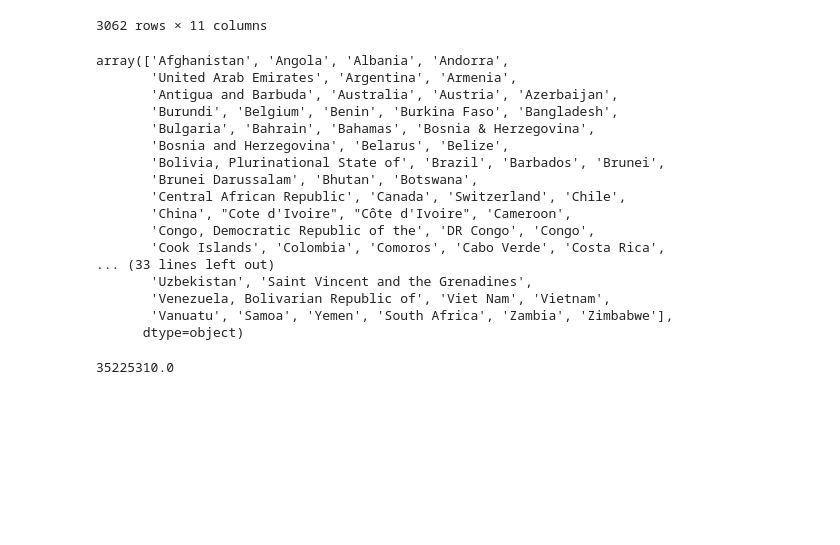
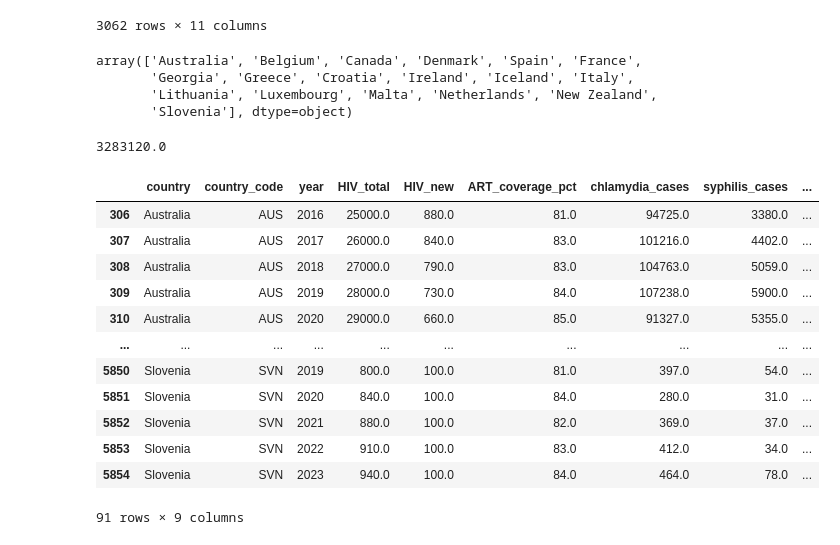
Before and after one commit to TebasMartinez/DA-HIV-PrEP, a Jupyter notebook: Data Retrieval & Cleaning.ipynb, the cells around one changed output. Cells and saved outputs as stored; diff of their text form; code cells hidden in the pictures; blank space fills up the shorter version.

```diff
--- a/Data Retrieval & Cleaning.ipynb
+++ b/Data Retrieval & Cleaning.ipynb
@@ -408,7 +408,7 @@ def get_country_code(country_name):
     except KeyError:
         return None
 # %%
-prep = pd.read_csv("2024_Q4-Global-PrEP-Tracker.csv", na_values=["-", " - ", "  -   "])
+prep = pd.read_csv("data/2024_Q4-Global-PrEP-Tracker.csv", na_values=["-", " - ", "  -   "])
 # %%
 prep.columns
 # %% [output]
@@ -663,27 +663,39 @@ final_table
 | 6940 | Zimbabwe | ZWE | 2023 | 1300000.0 | 15000.0 | 0.95 | 94.0 | 1605740.0 | ... |
 | 6941 | Zimbabwe | ZWE | 2024 | 1300000.0 | 15000.0 | 0.91 | 95.0 | 1905127.0 | ... |
 3062 rows × 11 columns
-# %%
-final_table['country'].unique()
-# %% [output]
-array(['Afghanistan', 'Angola', 'Albania', 'Andorra',
-       'United Arab Emirates', 'Argentina', 'Armenia',
-       'Antigua and Barbuda', 'Australia', 'Austria', 'Azerbaijan',
-       'Burundi', 'Belgium', 'Benin', 'Burkina Faso', 'Bangladesh',
-       'Bulgaria', 'Bahrain', 'Bahamas', 'Bosnia & Herzegovina',
-       'Bosnia and Herzegovina', 'Belarus', 'Belize',
-       'Bolivia, Plurinational State of', 'Brazil', 'Barbados', 'Brunei',
-       'Brunei Darussalam', 'Bhutan', 'Botswana',
-       'Central African Republic', 'Canada', 'Switzerland', 'Chile',
-       'China', "Cote d'Ivoire", "Côte d'Ivoire", 'Cameroon',
-       'Congo, Democratic Republic of the', 'DR Congo', 'Congo',
-       'Cook Islands', 'Colombia', 'Comoros', 'Cabo Verde', 'Costa Rica',
-... (33 lines left out)
-       'Uzbekistan', 'Saint Vincent and the Grenadines',
-       'Venezuela, Bolivarian Republic of', 'Viet Nam', 'Vietnam',
-       'Vanuatu', 'Samoa', 'Yemen', 'South Africa', 'Zambia', 'Zimbabwe'],
-      dtype=object)
+# %%
+final_table = final_table.dropna(subset=['HIV_total',
+                                         'HIV_new',
+                                         'prep_users_cumulative',
+                                         'chlamydia_cases',
+                                         'syphilis_cases',
+                                         'ART_coverage_pct'])
+
+final_table = final_table.drop(columns=["HIV_new_per1000", "HIV_tests"])
 # %%
-final_table[final_table['year']==2024]['HIV_total'].sum()
+final_table['country'].unique()
 # %% [output]
-35225310.0
+array(['Australia', 'Belgium', 'Canada', 'Denmark', 'Spain', 'France',
+       'Georgia', 'Greece', 'Croatia', 'Ireland', 'Iceland', 'Italy',
+       'Lithuania', 'Luxembourg', 'Malta', 'Netherlands', 'New Zealand',
+       'Slovenia'], dtype=object)
+# %%
+final_table['HIV_total'].sum()
+# %% [output]
+3283120.0
+# %%
+final_table
+# %% [output]
+|  | country | country_code | year | HIV_total | HIV_new | ART_coverage_pct | chlamydia_cases | syphilis_cases | ... |
+| 306 | Australia | AUS | 2016 | 25000.0 | 880.0 | 81.0 | 94725.0 | 3380.0 | ... |
+| 307 | Australia | AUS | 2017 | 26000.0 | 840.0 | 83.0 | 101216.0 | 4402.0 | ... |
+| 308 | Australia | AUS | 2018 | 27000.0 | 790.0 | 83.0 | 104763.0 | 5059.0 | ... |
+| 309 | Australia | AUS | 2019 | 28000.0 | 730.0 | 84.0 | 107238.0 | 5900.0 | ... |
+| 310 | Australia | AUS | 2020 | 29000.0 | 660.0 | 85.0 | 91327.0 | 5355.0 | ... |
+| ... | ... | ... | ... | ... | ... | ... | ... | ... | ... |
+| 5850 | Slovenia | SVN | 2019 | 800.0 | 100.0 | 81.0 | 397.0 | 54.0 | ... |
+| 5851 | Slovenia | SVN | 2020 | 840.0 | 100.0 | 84.0 | 280.0 | 31.0 | ... |
+| 5852 | Slovenia | SVN | 2021 | 880.0 | 100.0 | 82.0 | 369.0 | 37.0 | ... |
+| 5853 | Slovenia | SVN | 2022 | 910.0 | 100.0 | 83.0 | 412.0 | 34.0 | ... |
+| 5854 | Slovenia | SVN | 2023 | 940.0 | 100.0 | 84.0 | 464.0 | 78.0 | ... |
+91 rows × 9 columns
```
Also changed, not shown: parts of 2 cells of this notebook.
